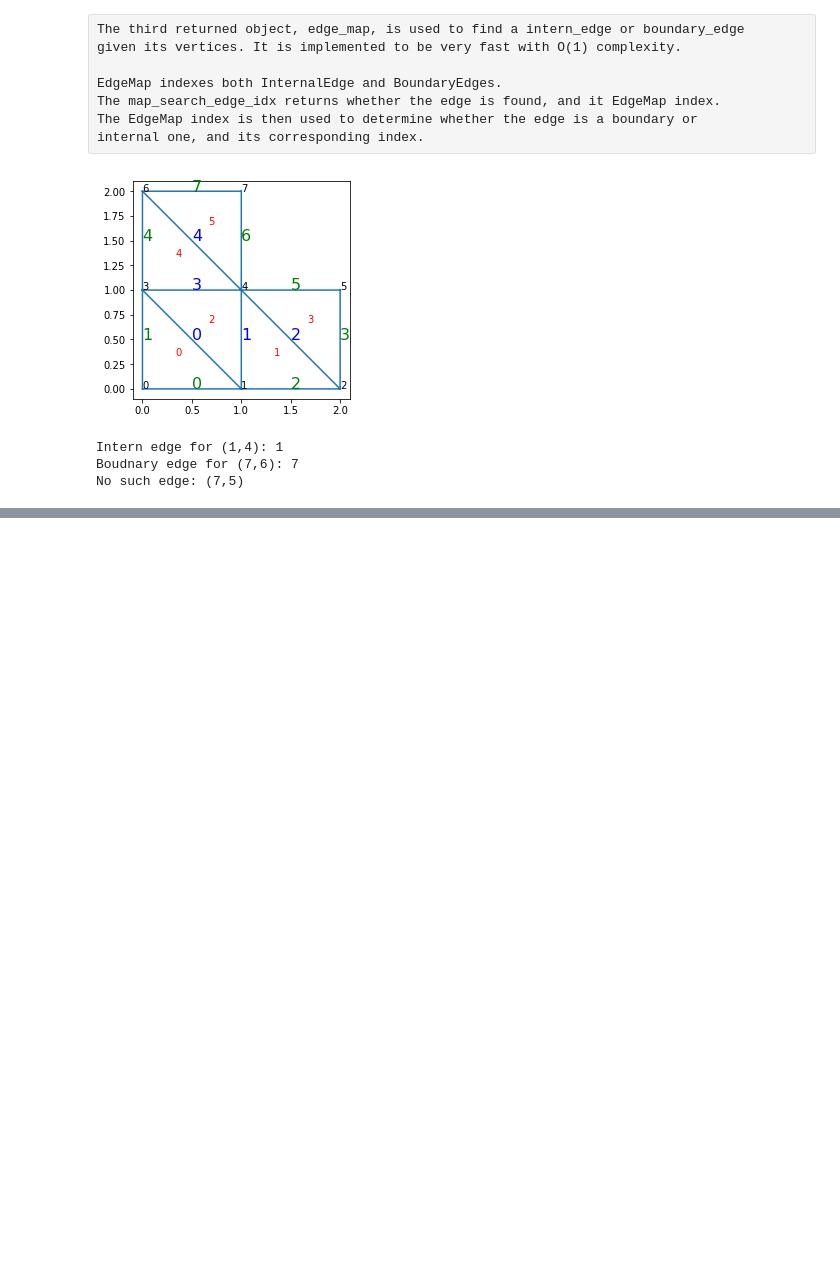
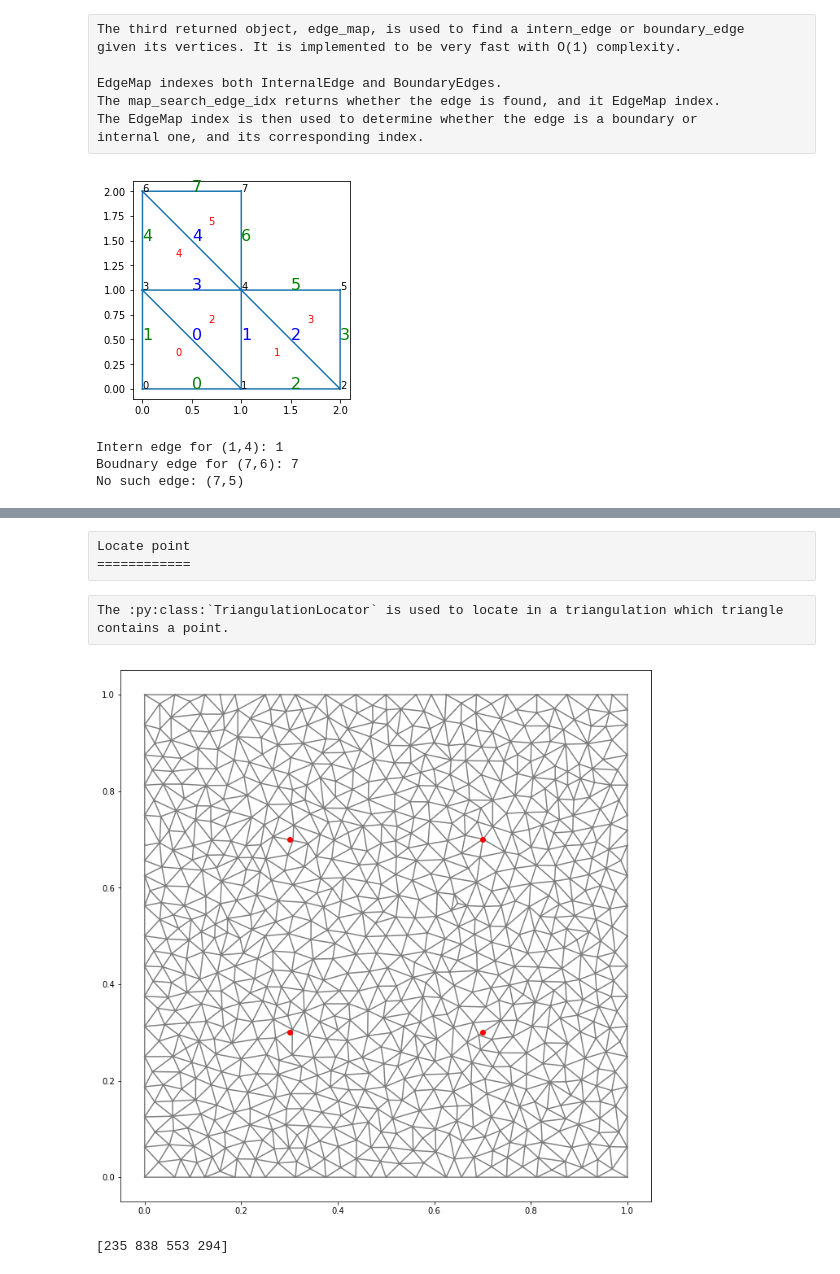
Before and after one commit to geomalgo/geomalgo-doc, a Jupyter notebook: triangulation.ipynb, the cells around one changed output, grey strips where cells are left out. Saved outputs shown, nothing was run; the diff lists cells and outputs as text; code cells hidden in the pictures; blank space fills up the shorter version.

Commit message:
wip: triangulation doc

```diff
--- a/triangulation.ipynb
+++ b/triangulation.ipynb
@@ -392,0 +308,26 @@ Return a Triangle2D instance
+# %% [raw]
+Locate point
+============
+# %% [raw]
+The :py:class:`TriangulationLocator` is used to locate in a triangulation which triangle contains a point.
+# %%
+import triangle
+
+def generate_triangulation():
+    A = {'vertices' : array([[0,0], [1,0], [1, 1], [0, 1]])}
+    B = triangle.triangulate(A, 'qa0.001')
+    return ga.Triangulation2D(B['vertices'][:,0],
+                              B['vertices'][:,1],
+                              B['triangles'])
+TG = generate_triangulation()
+
+xpoints = np.array([0.3, 0.7, 0.3, 0.7])
+ypoints = np.array([0.3, 0.3, 0.7, 0.7])
+
+figure(figsize=(12,12))
+triplot(TG.x, TG.y, TG.trivtx, color='gray')
+plot(xpoints, ypoints, 'ro')
+axis('scaled')
+show()
+# %% [output]
+[figure, added]
@@ -392,0 +336,6 @@ Return a Triangle2D instance
+# %%
+triangles = np.empty(len(xpoints), dtype='int32')
+locator.search_points(xpoints, ypoints, triangles)
+print(triangles)
+# %% [output]
+[235 838 553 294]
```
Also changed, not shown: parts of 20 cells of this notebook.
